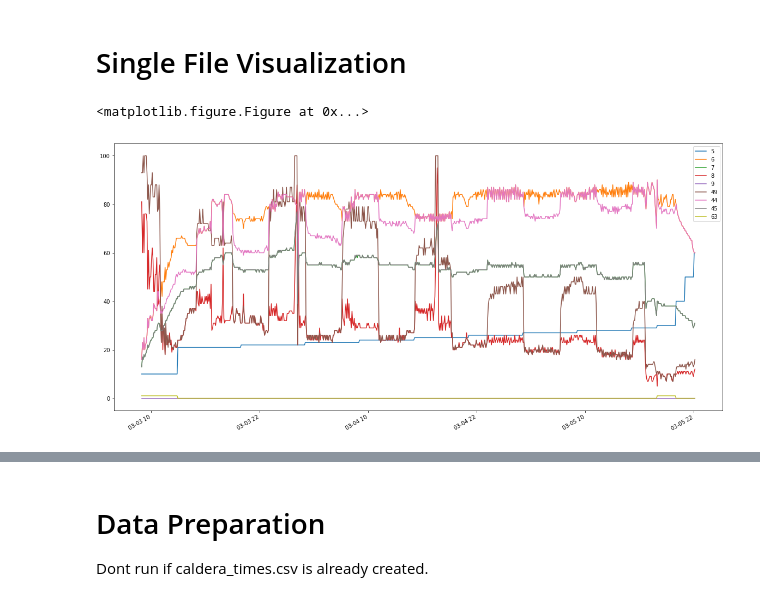
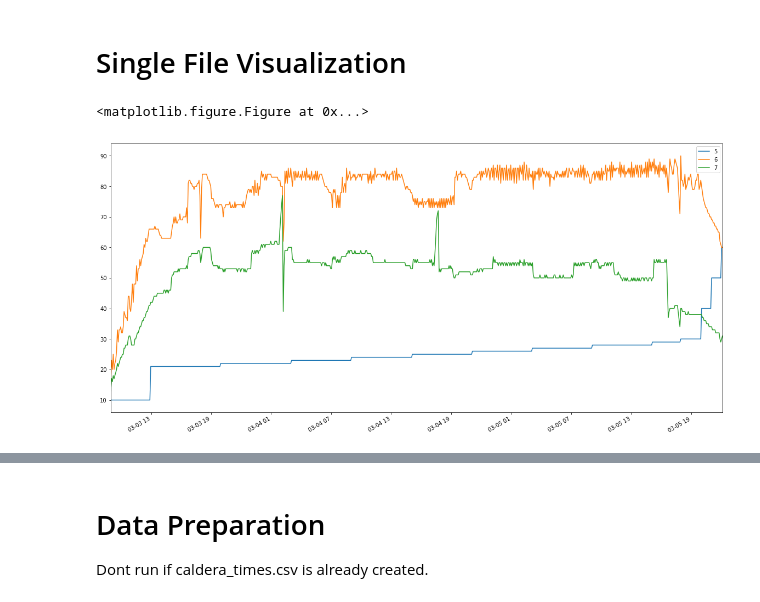
Before and after one commit to jcardenaslie/ah-anomalydetection_python, a Jupyter notebook: MainProyect/Main Proyect.ipynb, the cells around one changed output, grey strips where cells are left out. Cells and saved outputs as stored; diff of their text form; code cells hidden in the pictures.

```diff
--- a/MainProyect/Main Proyect.ipynb
+++ b/MainProyect/Main Proyect.ipynb
@@ -23,13 +23,14 @@ data_directory
 # %%
 df = pd.read_csv(data_directory + '/Datos/ts_2017/'+'E0103037.txt',sep='\t',header=None)
 new_index = pd.to_datetime(df[0]+' '+df[1],dayfirst=True)
 f = plt.figure()
 df =df.set_index(new_index)
-df[[5,6,7,8,9,49,44,45,63]].plot(kind='line',figsize=(20,10))
+# df[[5,6,7,8,9,49,44,45,63]].plot(kind='line',figsize=(20,10))
+df[[5,6,7]].plot(kind='line',figsize=(20,10),label='Inline label')
 plt.show()
 # %% [output]
 <matplotlib.figure.Figure at 0x...>
-[figure, old version]
+[figure, new version]
 # %%
 df.info()
 # %% [output]
```
Also changed, not shown: parts of 8 cells of this notebook, 17 other files.
